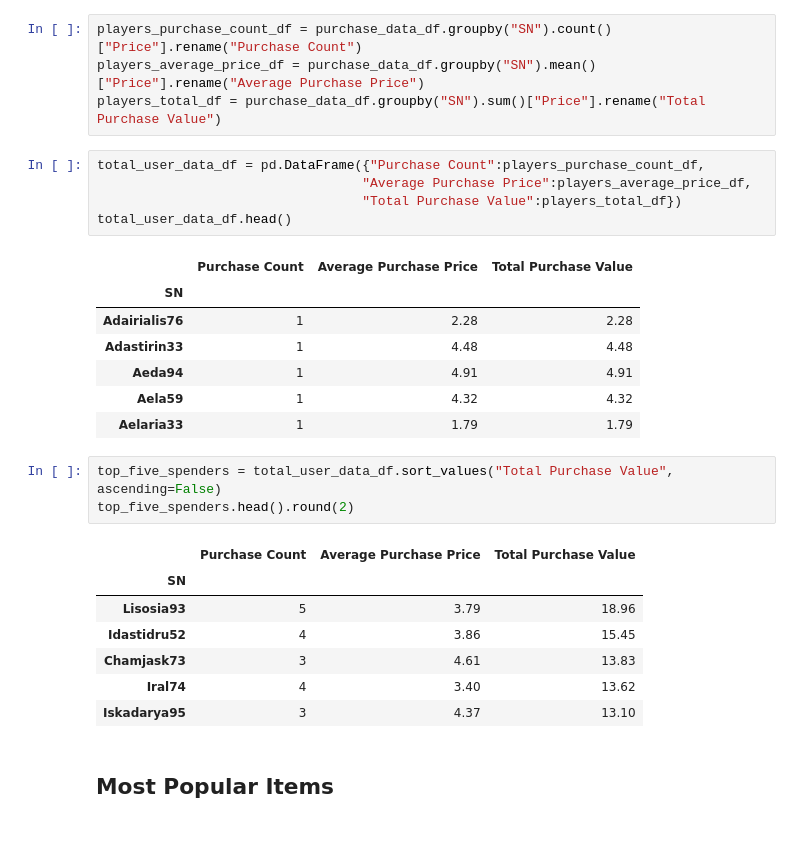
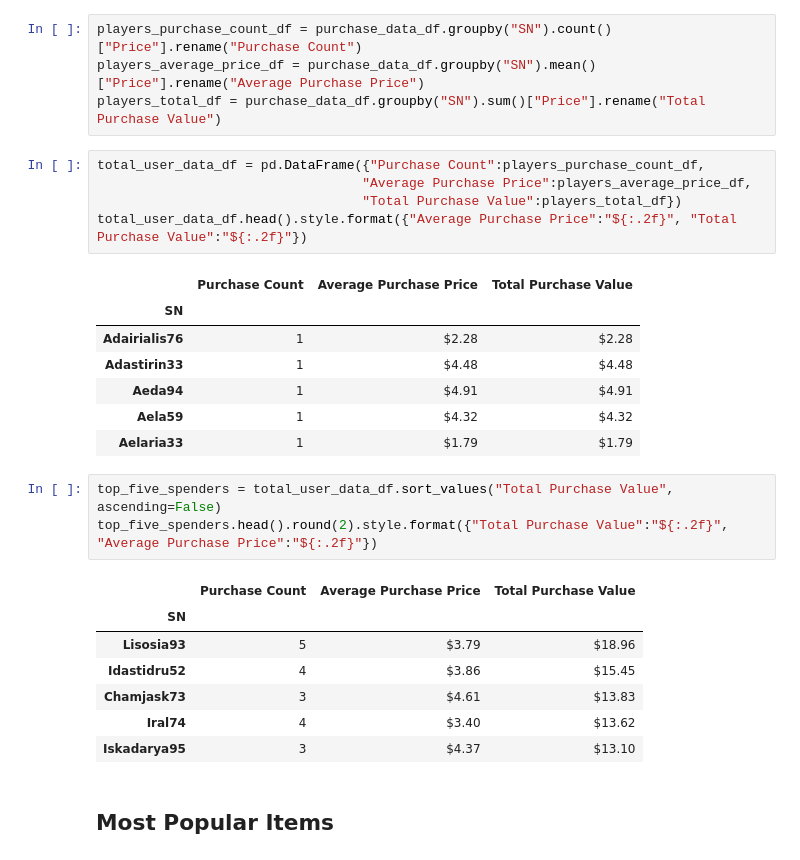
Before and after one commit to skriggs72/Heroes_of_Pymoli, a Jupyter notebook: HeroesOfPymoli/HeroesOfPymoli_starter.ipynb, the cells around one changed output. Drawn from its saved outputs; the diff is of its cells as text.

```diff
--- a/HeroesOfPymoli/HeroesOfPymoli_starter.ipynb
+++ b/HeroesOfPymoli/HeroesOfPymoli_starter.ipynb
@@ -440,27 +443,27 @@ players_total_df = purchase_data_df.groupby("SN").sum()["Price"].rename("Total P
 # %%
 total_user_data_df = pd.DataFrame({"Purchase Count":players_purchase_count_df,
                                   "Average Purchase Price":players_average_price_df,
                                   "Total Purchase Value":players_total_df})
-total_user_data_df.head()
+total_user_data_df.head().style.format({"Average Purchase Price":"${:.2f}", "Total Purchase Value":"${:.2f}"})
 # %% [output]
 |  | Purchase Count | Average Purchase Price | Total Purchase Value |
 | SN |  |  |  |
-| Adairialis76 | 1 | 2.28 | 2.28 |
-| Adastirin33 | 1 | 4.48 | 4.48 |
-| Aeda94 | 1 | 4.91 | 4.91 |
-| Aela59 | 1 | 4.32 | 4.32 |
-| Aelaria33 | 1 | 1.79 | 1.79 |
+| Adairialis76 | 1 | $2.28 | $2.28 |
+| Adastirin33 | 1 | $4.48 | $4.48 |
+| Aeda94 | 1 | $4.91 | $4.91 |
+| Aela59 | 1 | $4.32 | $4.32 |
+| Aelaria33 | 1 | $1.79 | $1.79 |
 # %%
 top_five_spenders = total_user_data_df.sort_values("Total Purchase Value", ascending=False)
-top_five_spenders.head().round(2)
+top_five_spenders.head().round(2).style.format({"Total Purchase Value":"${:.2f}", "Average Purchase Price":"${:.2f}"})
 # %% [output]
 |  | Purchase Count | Average Purchase Price | Total Purchase Value |
 | SN |  |  |  |
-| Lisosia93 | 5 | 3.79 | 18.96 |
-| Idastidru52 | 4 | 3.86 | 15.45 |
-| Chamjask73 | 3 | 4.61 | 13.83 |
-| Iral74 | 4 | 3.40 | 13.62 |
-| Iskadarya95 | 3 | 4.37 | 13.10 |
+| Lisosia93 | 5 | $3.79 | $18.96 |
+| Idastidru52 | 4 | $3.86 | $15.45 |
+| Chamjask73 | 3 | $4.61 | $13.83 |
+| Iral74 | 4 | $3.40 | $13.62 |
+| Iskadarya95 | 3 | $4.37 | $13.10 |
 # %% [markdown]
 ## Most Popular Items
 # %% [markdown]
```
Also changed, not shown: parts of 18 cells of this notebook.
